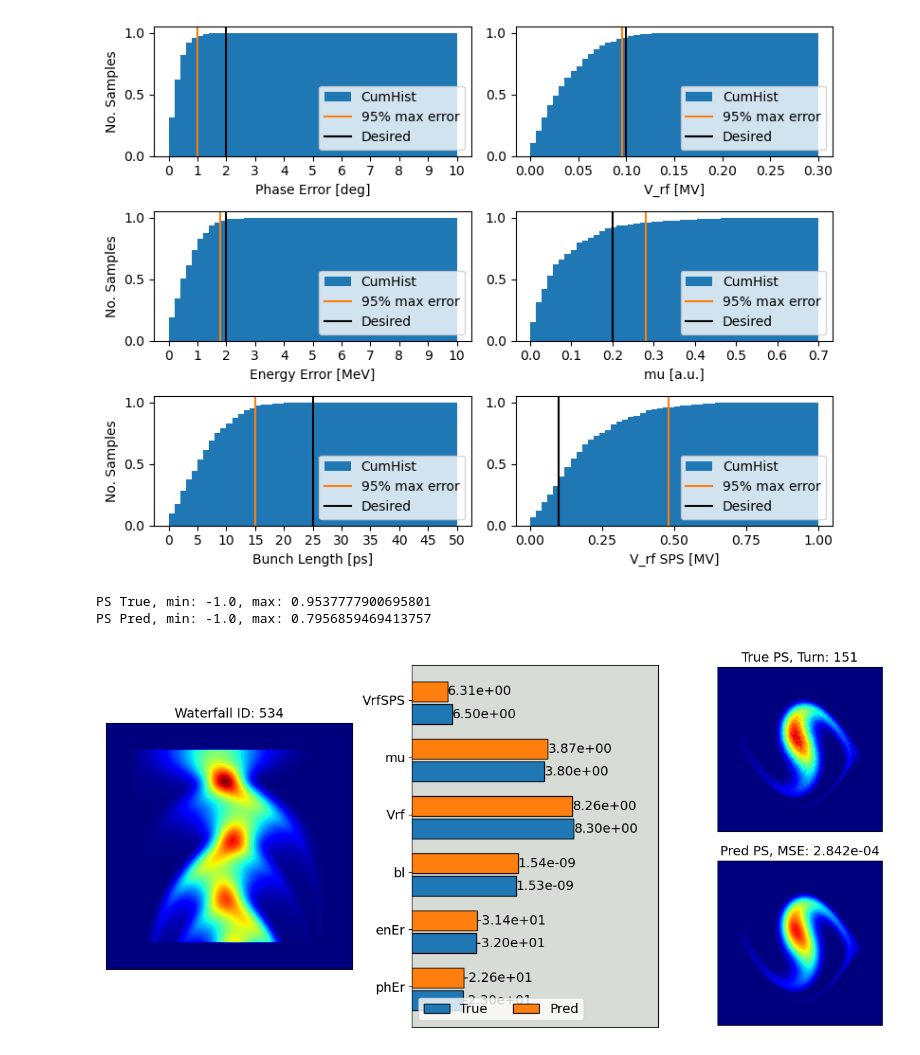
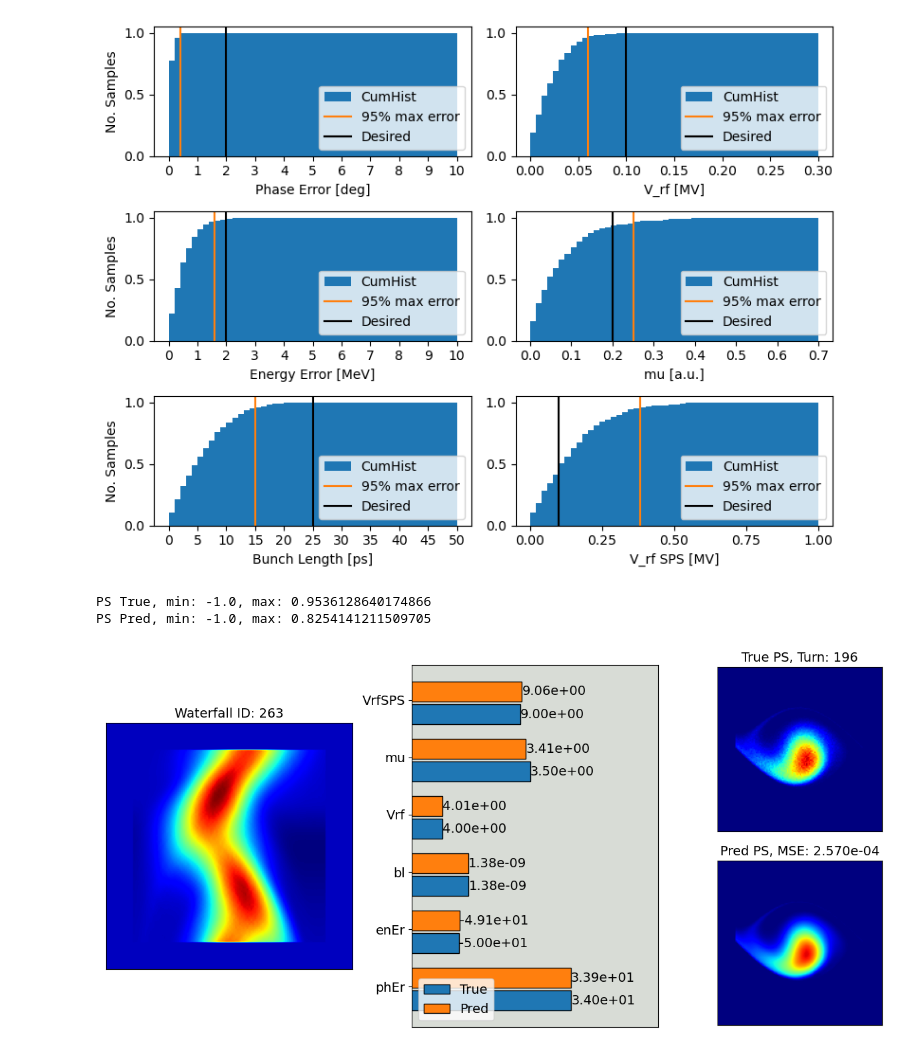
Before and after one commit to kiliakis/tomography_ML, a Jupyter notebook: evaluate_end_to_end.ipynb, the cells around one changed output. Cells and saved outputs as stored; diff of their text form; code cells hidden in the pictures.

```diff
--- a/evaluate_end_to_end.ipynb
+++ b/evaluate_end_to_end.ipynb
@@ -41,7 +42,7 @@ file_names = sample_files(TESTING_PATH, dataset_percent)
 start_t = time.time()
 # read input, divide in features/ label, create tensors
 wf_test, turn_test, latent_test, ps_test = encdec_files_to_tensors(
-    file_names, normalization=normalization)
+    file_names, normalization=normalization, img_normalize=img_normalize)
 total_time = time.time() - start_t
 print(f'Elapsed time: {total_time:.3f}, Per file: {total_time/len(file_names):.3f}')
 # %% [output]
@@ -54,7 +57,9 @@ Elapsed time: 70.274, Per file: 0.112
 # %%
 # Models to load
 # enc_timestamp = get_best_model_timestamp('./trials', model='enc')
-enc_timestamp = 'hybrid'
+# enc_timestamp = 'hybrid'
+enc_timestamp = 'best_encoder_TF'
+
 
 print('Encoder: ', enc_timestamp)
 
@@ -63,7 +68,8 @@ enc_trial_dir = os.path.join('./trials/', enc_timestamp)
 enc_weights_dir = os.path.join(enc_trial_dir, 'weights')
 assert os.path.exists(enc_weights_dir)
 
-dec_timestamp = '2022_12_14_22-03-08'
+# dec_timestamp = '2022_12_14_22-03-08'
+dec_timestamp = 'best_decoder_TF_6in'
 print('Decoder: ', dec_timestamp)
 
 # Initialize directories
@@ -77,5 +83,5 @@ print('Timestamp: ', timestamp)
 plots_dir = os.path.join('./plots', 'end_to_end', timestamp)
 os.makedirs(plots_dir, exist_ok=True)
 
-encDec = encoderDecoderModel(enc_weights_dir, dec_weights_dir)
+encDec = encoderDecoderModel(enc_weights_dir, dec_weights_dir, loss_weights=loss_weights)
 # %% [output]
@@ -120,15 +124,17 @@ PS Decoder MSE:  0.00030871213
 # unormalized latent space
 latent_unnorm = unnormalize_params(
     latent_test[:, 0], latent_test[:, 1], latent_test[:, 2],
-    latent_test[:, 3], latent_test[:, 4], latent_test[:, 5],
-    latent_test[:, 6], normalization=normalization)
+    # latent_test[:, 3],
+    latent_test[:, 3], latent_test[:, 4],
+    latent_test[:, 5], normalization=normalization)
 latent_unnorm = np.array(latent_unnorm).T
 
 # unormalized predicted latent space
 latent_pred_unnorm = unnormalize_params(
     latent_pred[:, 0], latent_pred[:, 1], latent_pred[:, 2],
-    latent_pred[:, 3], latent_pred[:, 4], latent_pred[:, 5],
-    latent_pred[:, 6], normalization=normalization)
+    # latent_pred[:, 3],
+    latent_pred[:, 3], latent_pred[:, 4],
+    latent_pred[:, 5], normalization=normalization)
 latent_pred_unnorm = np.array(latent_pred_unnorm).T
 
 # absolute difference
@@ -160,22 +166,22 @@ plt.ylabel('No. Samples')
 plt.axvline(x=25, color='tab:red')
 
 plt.sca(axes[0][1])
-plt.hist(diffs[:, 4], bins=50, range=(0, 0.3))
+plt.hist(diffs[:, 3], bins=50, range=(0, 0.3))
 plt.xlabel('V_rf [MV]')
 plt.axvline(x=0.1, color='tab:red')
 
 plt.sca(axes[1][1])
-plt.hist(diffs[:, 5], bins=50, range=(0, 0.7))
+plt.hist(diffs[:, 4], bins=50, range=(0, 0.7))
 plt.xticks(np.arange(0, 0.71, 0.1))
 plt.xlabel('mu [a.u.]')
 plt.axvline(x=0.2, color='tab:red')
 
 plt.sca(axes[2][1])
-plt.hist(diffs[:, 6], bins=50, range=(0, 1))
+plt.hist(diffs[:, 5], bins=50, range=(0, 1))
 plt.xticks(np.arange(0, 1.1, 0.25))
 plt.xlabel('V_rf SPS [MV]')
 plt.axvline(x=0.1, color='tab:red')
 
 plt.tight_layout()
-plt.savefig(os.path.join(plots_dir, 'encoder_absError.jpg'), dpi=400)
+plt.savefig(os.path.join(plots_dir, f'encoder_absError.jpg'), dpi=400)
 # %% [output]
@@ -232,7 +238,7 @@ plt.axvline(x=25, color='black', label='Desired')
 plt.legend(loc='lower right')
 
 plt.sca(axes[0][1])
-n, bins, patches = plt.hist(diffs[:, 4], bins=50, range=(0, 0.3),
+n, bins, patches = plt.hist(diffs[:, 3], bins=50, range=(0, 0.3),
                             cumulative=True, density=True, label='CumHist')
 b = bisect.bisect(n, 0.95)
 plt.axvline(x=bins[b+1], color='tab:orange', label='95% max error')
@@ -241,7 +247,7 @@ plt.axvline(x=0.1, color='black', label='Desired')
 plt.legend(loc='lower right')
 
 plt.sca(axes[1][1])
-n, bins, patches = plt.hist(diffs[:, 5], bins=50, range=(0, 0.7),
+n, bins, patches = plt.hist(diffs[:, 4], bins=50, range=(0, 0.7),
                             cumulative=True, density=True, label='CumHist')
 b = bisect.bisect(n, 0.95)
 plt.axvline(x=bins[b+1], color='tab:orange', label='95% max error')
@@ -251,7 +257,7 @@ plt.axvline(x=0.2, color='black', label='Desired')
 plt.legend(loc='lower right')
 
 plt.sca(axes[2][1])
-n, bins, patches = plt.hist(diffs[:, 6], bins=50, range=(0, 1),
+n, bins, patches = plt.hist(diffs[:, 5], bins=50, range=(0, 1),
                             cumulative=True, density=True, label='CumHist')
 b = bisect.bisect(n, 0.95)
 plt.axvline(x=bins[b+1], color='tab:orange', label='95% max error')
@@ -263,7 +269,7 @@ plt.legend(loc='lower right')
 plt.tight_layout()
 plt.savefig(os.path.join(plots_dir, 'encoder_cumError.jpg'), dpi=400)
 # %% [output]
-[figure, old version]
+[figure, new version]
 # %%
 '''
 Visual end-to-end evaluation.
@@ -303,10 +309,10 @@ plt.xticks([], []); plt.yticks([], [])
 plt.sca(axes['TAB'])
 plt.gca().set_facecolor('xkcd:light grey')
 # Remove inten, since it is very hard to predict
-latent_true_s = np.delete(latent_true_s, var_names.index('inten'))
-latent_pred_s = np.delete(latent_pred_s, var_names.index('inten'))
-latent_norm_true_s = np.delete(latent_norm_true_s, var_names.index('inten'))
-latent_norm_pred_s = np.delete(latent_norm_pred_s, var_names.index('inten'))
+# latent_true_s = np.delete(latent_true_s, var_names.index('inten'))
+# latent_pred_s = np.delete(latent_pred_s, var_names.index('inten'))
+# latent_norm_true_s = np.delete(latent_norm_true_s, var_names.index('inten'))
+# latent_norm_pred_s = np.delete(latent_norm_pred_s, var_names.index('inten'))
 
 reduced_var_names = var_names.copy()
 reduced_var_names.remove('inten')
@@ -325,39 +331,39 @@ plt.barh(np.arange(len(latent_true_s)) + 0.4,
          height=0.35, width=latent_norm_pred_s,
          edgecolor='black', label='Pred')
 
 for idx, width in enumerate(latent_norm_pred_s):
     plt.annotate(f'{latent_pred_s[idx]:.2e}',
                  xy=(width, idx+0.4),
                  ha='left', va='center',
                  fontsize=14)
 plt.xlim(0, 1.3)
 
 
 plt.yticks(np.arange(len(latent_true_s))+0.25, reduced_var_names, fontsize=14)
 plt.xticks([], [])
-plt.legend(loc='lower left',fontsize=14, ncols=2)
+plt.legend(loc='lower left',fontsize=14)
 
 # top right plot
 plt.sca(axes['PS_TRUE'])
 print(f'PS True, min: {np.min(ps_true_s)}, max: {np.max(ps_true_s)}')
-plt.imshow(ps_true_s, cmap='jet', vmin=-1, vmax=1)
+plt.imshow(ps_true_s, cmap='jet', vmax=1, vmin=-1)
 plt.title(f'True PS, Turn: {turn_s}', fontsize=14)
 plt.xticks([], []); plt.yticks([], [])
 
 # bottom right plot
 plt.sca(axes['PS_PRED'])
 print(f'PS Pred, min: {np.min(ps_pred_s)}, max: {np.max(ps_pred_s)}')
-plt.imshow(ps_pred_s, cmap='jet', vmin=-1, vmax=1)
+plt.imshow(ps_pred_s, cmap='jet', vmax=1, vmin=-1)
 plt.title(f'Pred PS, MSE: {np.mean((ps_pred_s - ps_true_s)**2):.3e}', fontsize=14)
 plt.xticks([], []); plt.yticks([], [])
 
 plt.tight_layout()
 
 plt.savefig(os.path.join(plots_dir, f'encDec_id{sample_id}_turn{turn_s}.jpg'), dpi=400)
 # %% [output]
-PS True, min: -1.0, max: 0.9537777900695801
-PS Pred, min: -1.0, max: 0.7956859469413757
+PS True, min: -1.0, max: 0.9536128640174866
+PS Pred, min: -1.0, max: 0.8254141211509705
-[figure, old version]
+[figure, new version]
 # %%
 from utils import assess_decoder
 assess_decoder(ps_pred[:5], turn_test[:5], ps_test[:5],
```
Also changed, not shown: parts of 6 cells of this notebook, 4 other files.
